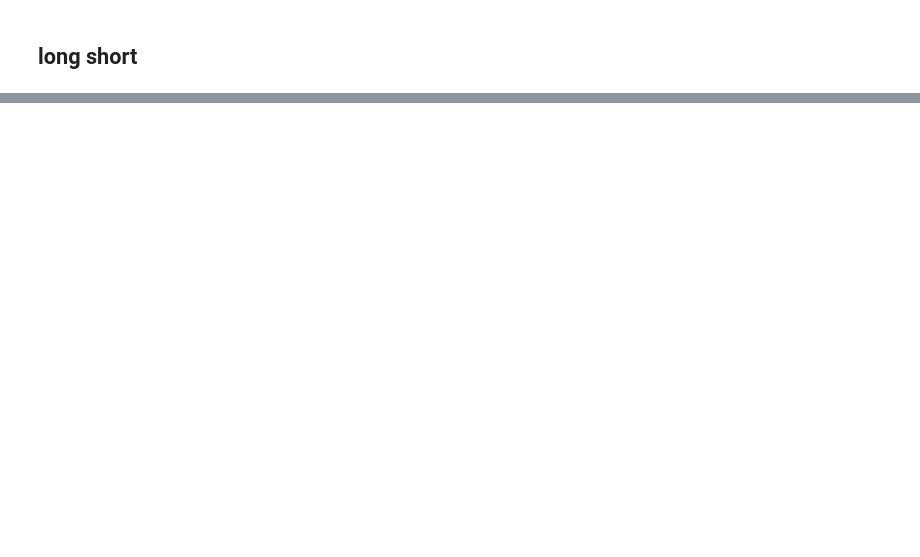
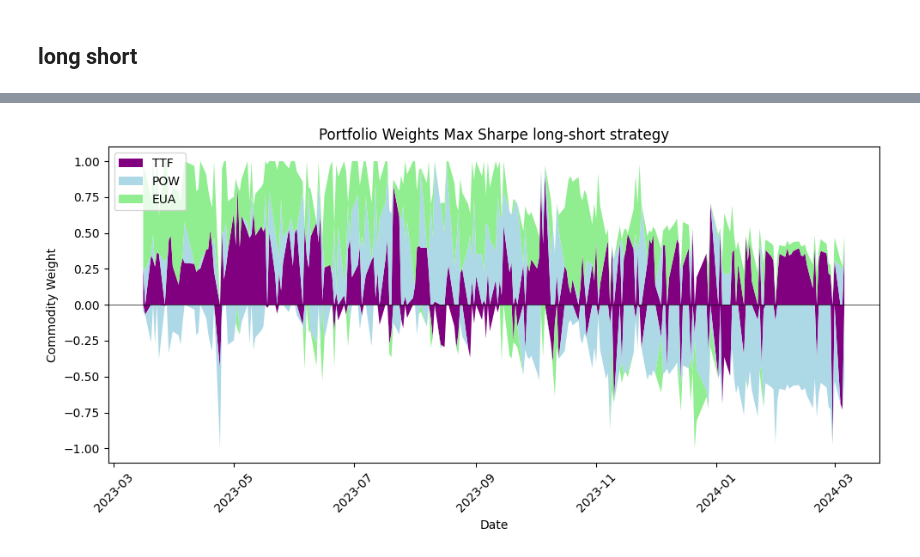
Before and after one commit to xikv97/MS-CCC-GARCH, a Jupyter notebook: thesis.ipynb, the cells around one changed output, grey strips where cells are left out. Saved outputs shown, nothing was run; the diff lists cells and outputs as text; code cells hidden in the pictures; blank space fills up the shorter version.

```diff
--- a/thesis.ipynb
+++ b/thesis.ipynb
@@ -2380,0 +1789,4 @@ plt.show()
+# %%
+pt.plot_long_short_allocation(ut.create_weights_df(w_list_sharpe_long,date),'Portfolio Weights Max Sharpe long-short strategy')
+# %% [output]
+[figure, added]
```
Also changed, not shown: parts of 89 cells of this notebook.
